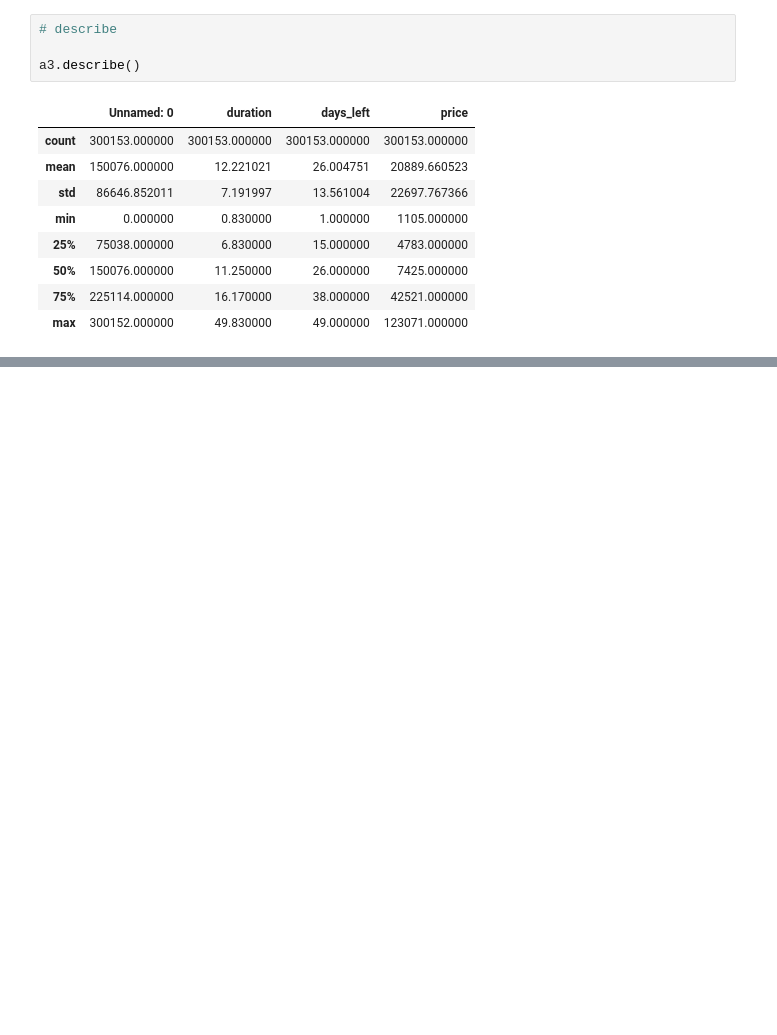
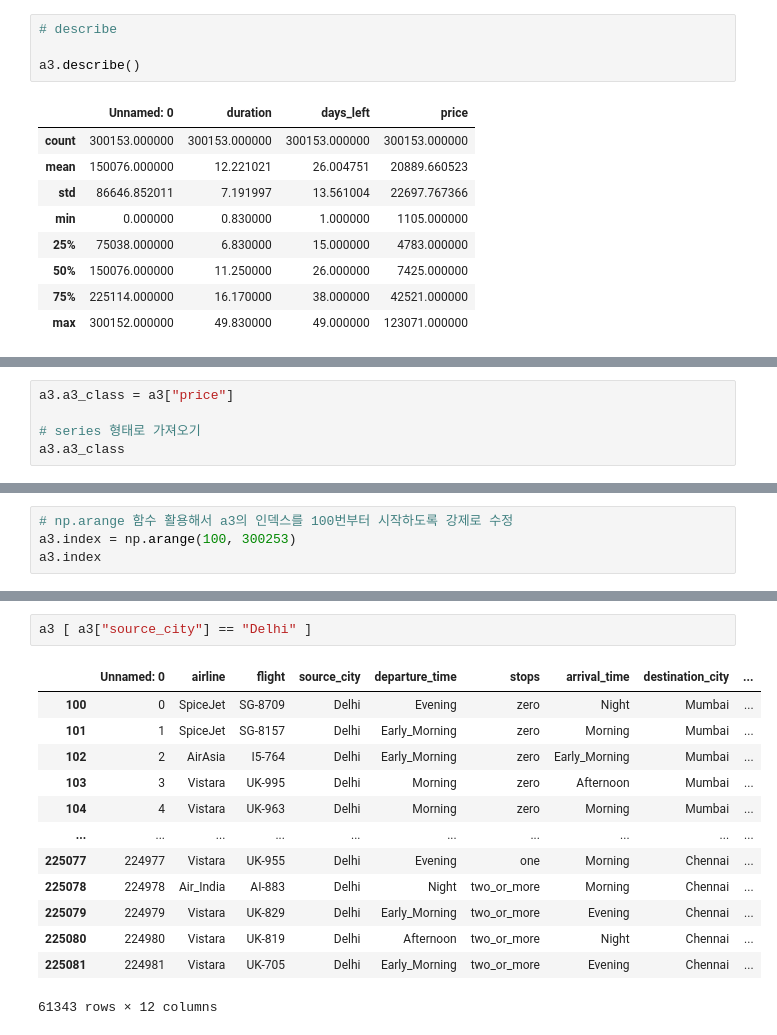
Before and after one commit to ipinid613/github_python_ML, a Jupyter notebook: KT_AICE/Pandas_이해_및_활용_DataFrame 살펴보기(실습)_240801.ipynb, the cells around one changed output, grey strips where cells are left out. Drawn from its saved outputs; the diff is of its cells as text; blank space fills up the shorter version.

```diff
--- a/KT_AICE/Pandas_이해_및_활용_DataFrame 살펴보기(실습)_240801.ipynb
+++ b/KT_AICE/Pandas_이해_및_활용_DataFrame 살펴보기(실습)_240801.ipynb
@@ -175,0 +197,5 @@ a3.describe()
+# %%
+a3.a3_class = a3["price"]
+
+# series 형태로 가져오기
+a3.a3_class
@@ -175,0 +305,4 @@ a3.describe()
+# %%
+# np.arange 함수 활용해서 a3의 인덱스를 100번부터 시작하도록 강제로 수정
+a3.index = np.arange(100, 300253)
+a3.index
@@ -175,0 +442,16 @@ a3.describe()
+# %%
+a3 [ a3["source_city"] == "Delhi" ]
+# %% [output]
+|  | Unnamed: 0 | airline | flight | source_city | departure_time | stops | arrival_time | destination_city | ... |
+| 100 | 0 | SpiceJet | SG-8709 | Delhi | Evening | zero | Night | Mumbai | ... |
+| 101 | 1 | SpiceJet | SG-8157 | Delhi | Early_Morning | zero | Morning | Mumbai | ... |
+| 102 | 2 | AirAsia | I5-764 | Delhi | Early_Morning | zero | Early_Morning | Mumbai | ... |
+| 103 | 3 | Vistara | UK-995 | Delhi | Morning | zero | Afternoon | Mumbai | ... |
+| 104 | 4 | Vistara | UK-963 | Delhi | Morning | zero | Morning | Mumbai | ... |
+| ... | ... | ... | ... | ... | ... | ... | ... | ... | ... |
+| 225077 | 224977 | Vistara | UK-955 | Delhi | Evening | one | Morning | Chennai | ... |
+| 225078 | 224978 | Air_India | AI-883 | Delhi | Night | two_or_more | Morning | Chennai | ... |
+| 225079 | 224979 | Vistara | UK-829 | Delhi | Early_Morning | two_or_more | Evening | Chennai | ... |
+| 225080 | 224980 | Vistara | UK-819 | Delhi | Afternoon | two_or_more | Night | Chennai | ... |
+| 225081 | 224981 | Vistara | UK-705 | Delhi | Early_Morning | two_or_more | Evening | Chennai | ... |
+61343 rows × 12 columns
```
Also changed, not shown: parts of 32 cells of this notebook.
